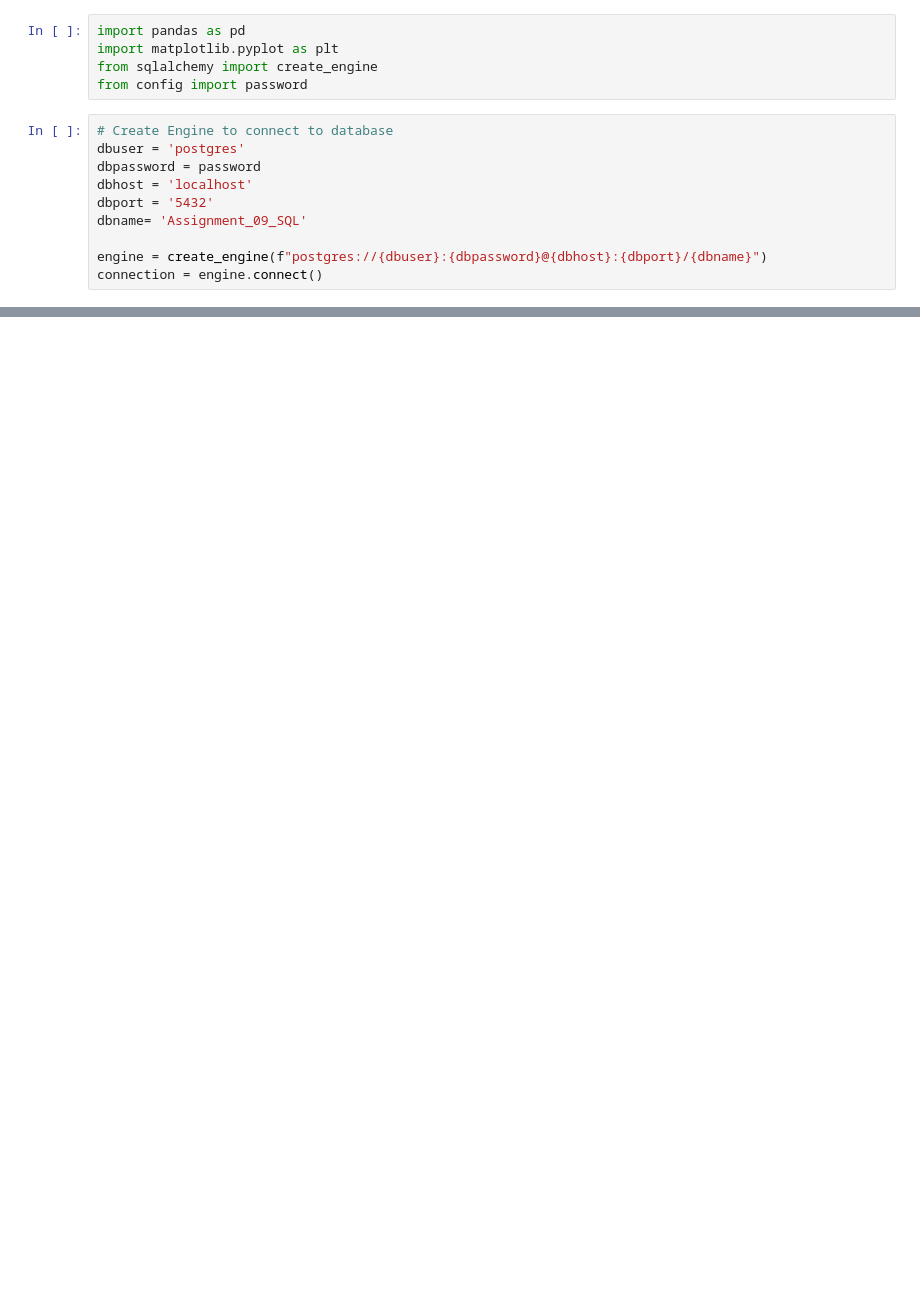
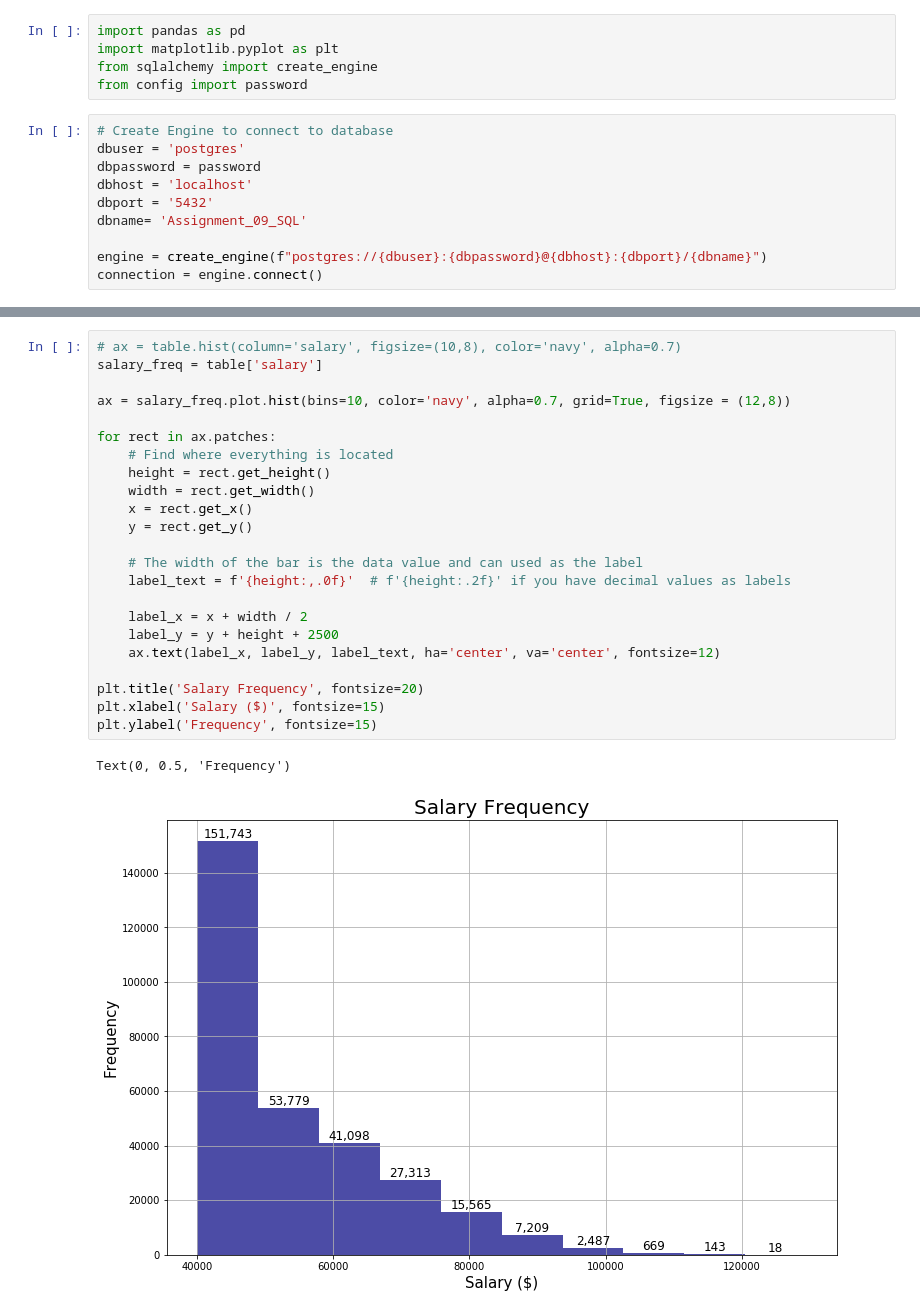
Before and after one commit to samfon24/09.sql-challenge, a Jupyter notebook: Bonus.ipynb, the cells around one changed output, grey strips where cells are left out. Drawn from its saved outputs; the diff is of its cells as text; blank space fills up the shorter version.

```diff
--- a/Bonus.ipynb
+++ b/Bonus.ipynb
@@ -29,0 +42,26 @@ table.plot.bar()
+# %%
+# ax = table.hist(column='salary', figsize=(10,8), color='navy', alpha=0.7)
+salary_freq = table['salary']
+
+ax = salary_freq.plot.hist(bins=10, color='navy', alpha=0.7, grid=True, figsize = (12,8))
+
+for rect in ax.patches:
+    # Find where everything is located
+    height = rect.get_height()
+    width = rect.get_width()
+    x = rect.get_x()
+    y = rect.get_y()
+
+    # The width of the bar is the data value and can used as the label
+    label_text = f'{height:,.0f}'  # f'{height:.2f}' if you have decimal values as labels
+
+    label_x = x + width / 2
+    label_y = y + height + 2500
+    ax.text(label_x, label_y, label_text, ha='center', va='center', fontsize=12)
+
+plt.title('Salary Frequency', fontsize=20)
+plt.xlabel('Salary ($)', fontsize=15)
+plt.ylabel('Frequency', fontsize=15)
+# %% [output]
+Text(0, 0.5, 'Frequency')
+[figure, added]
```
Also changed, not shown: parts of 5 cells of this notebook.
